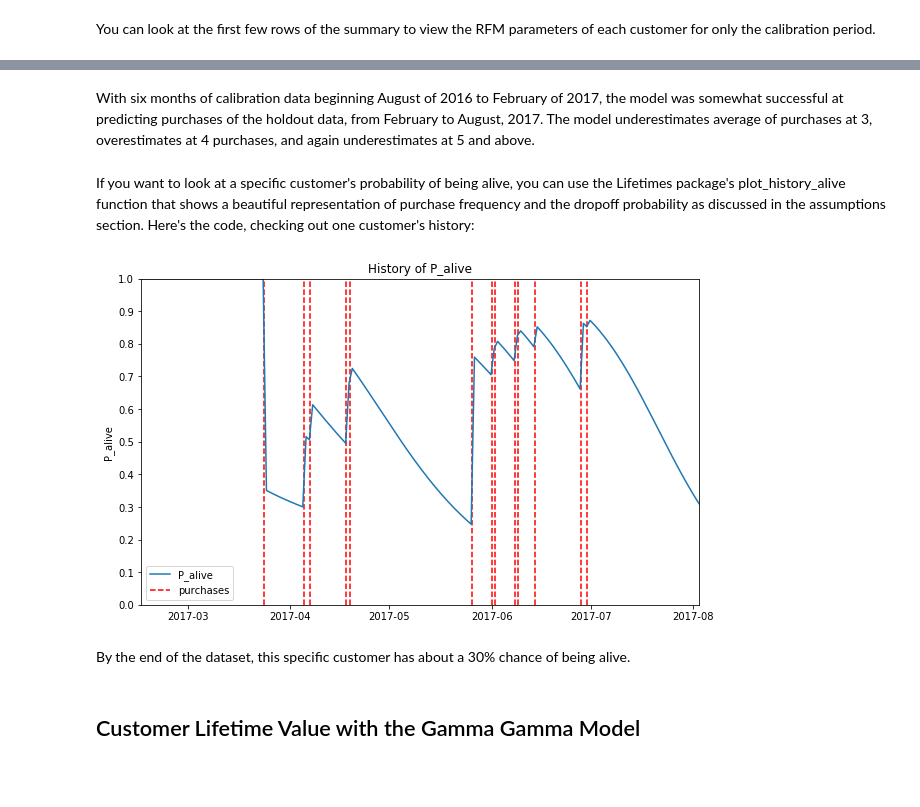
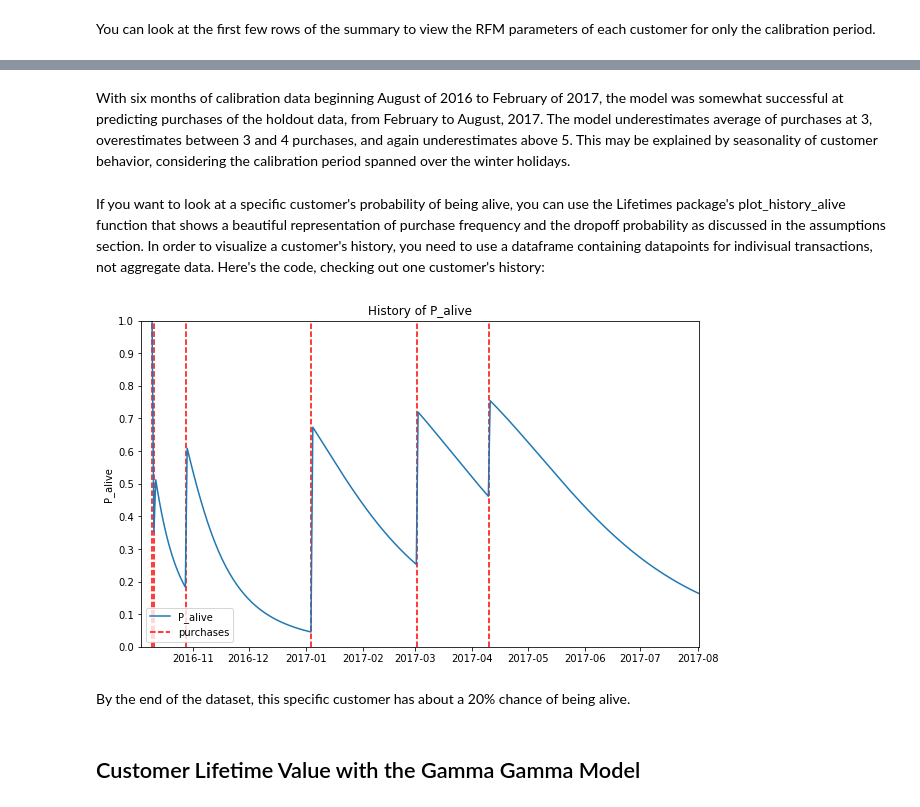
Before and after one commit to akelly66/Flatiron-School, a Jupyter notebook: Capstone-Project/CLV-attrition.ipynb, the cells around one changed output, grey strips where cells are left out. Saved outputs shown, nothing was run; the diff lists cells and outputs as text; code cells hidden in the pictures; blank space fills up the shorter version.

```diff
--- a/Capstone-Project/CLV-attrition.ipynb
+++ b/Capstone-Project/CLV-attrition.ipynb
@@ -660,8 +631,8 @@ purchases.groupby('RevenueCluster')['logRevenue'].describe()
 # %%
 # Adding cluster numbers to identify overall score per customer
 
-purchases['OverallScore'] = purchases['RecencyCluster'] + purchases['FrequencyCluster'] + purchases['RevenueCluster']
-purchases.groupby('OverallScore')['Recency','Frequency','logRevenue'].mean()
+rfm_df['OverallScore'] = rfm_df['RecencyCluster'] + rfm_df['FrequencyCluster'] + rfm_df['RevenueCluster']
+rfm_df.groupby('OverallScore')['Recency','Frequency','logRevenue'].mean()
 # %% [output]
 |  | Recency | Frequency | logRevenue |
 | OverallScore |  |  |  |
@@ -676,8 +650,8 @@ purchases.groupby('OverallScore')['Recency','Frequency','logRevenue'].mean()
 # %%
 # Naming and defining segments
-purchases['Segment'] = 0
-purchases.loc[purchases['OverallScore']>3,'Segment'] = 1
-purchases.loc[purchases['OverallScore']>6,'Segment'] = 2
+rfm_df['Segment'] = 0
+rfm_df.loc[rfm_df['OverallScore']>4,'Segment'] = 1
+rfm_df.loc[rfm_df['OverallScore']>6,'Segment'] = 2
 # %% [markdown]
 Again, depending on your business model, you may already have certain cutoffs for segments. Here, I've broken them down to three groups. Inactive, infrequent, low spenders are low value, mid value is higher than average revenue with average - more than average recency and average to more than average frequency, and high value customers fall into the upper eschelons of at least two features.
 # %%
@@ -922,8 +900,9 @@ If your dataset does not have features representing the three elements of RFM an
 
 Our segments and the predicted purchase power of the following models will vary slightly. However, segmentation will influence language of marketing assets, while CLV will influence advertising budgets.
 # %%
-# Using Lifetimes' built in preprocessing method on original dataset
-purchases = df.query('logRevenue > 0')
+# Using Lifetimes' built in preprocessing method on cleaned dataset on only purchase data
+df = pd.read_csv('purchase_df.csv')
+# purchases = df.query('logRevenue > 0')
 data = summary_data_from_transaction_data(purchases,
                                           'fullVisitorId',
                                           'visitStartTime',
@@ -1049,21 +1037,24 @@ plot_calibration_purchases_vs_holdout_purchases(bgf, summary_cal_holdout);
 # %% [markdown]
-With six months of calibration data beginning August of 2016 to February of 2017, the model was somewhat successful at predicting purchases of the holdout data, from February to August, 2017. The model underestimates average of purchases at 3, overestimates at 4 purchases, and again underestimates at 5 and above.
+With six months of calibration data beginning August of 2016 to February of 2017, the model was somewhat successful at predicting purchases of the holdout data, from February to August, 2017. The model underestimates average of purchases at 3, overestimates between 3 and 4 purchases, and again underestimates above 5. This may be explained by seasonality of customer behavior, considering the calibration period spanned over the winter holidays.
 # %% [markdown]
-If you want to look at a specific customer's probability of being alive, you can use the Lifetimes package's plot_history_alive function that shows a beautiful representation of purchase frequency and the dropoff probability as discussed in the assumptions section. Here's the code, checking out one customer's history:
+If you want to look at a specific customer's probability of being alive, you can use the Lifetimes package's plot_history_alive function that shows a beautiful representation of purchase frequency and the dropoff probability as discussed in the assumptions section. In order to visualize a customer's history, you need to use a dataframe containing datapoints for indivisual transactions, not aggregate data. Here's the code, checking out one customer's history:
 # %%
+# Importing dataframe with individual transaction data
+df = pd.read_csv('cleaned_df.csv')
+
 # Counting days between first purchase and end of dataset
-days_since_birth = purchases.loc[purchases['fullVisitorId']=='1957458976293878100'].visitStartTime.min()- purchases.visitStartTime.max()
+df.visitStartTime = pd.to_datetime(df.visitStartTime)
+days_since_birth = np.abs(df.loc[df['fullVisitorId']==6849604863010168468].visitStartTime.min()- df.visitStartTime.max()).days
 # %%
 from lifetimes.plotting import plot_history_alive
 
 fig = plt.figure(figsize=(10,6))
-days_since_birth = abs(days_since_birth.days)
-sp_trans = purchases.loc[purchases['fullVisitorId']=='1957458976293878100']
+sp_trans = df.loc[df['fullVisitorId']==6849604863010168468]
 plot_history_alive(bgf, days_since_birth, sp_trans, 'visitStartTime');
 # %% [output]
-[figure, old version]
+[figure, new version]
 # %% [markdown]
-By the end of the dataset, this specific customer has about a 30% chance of being alive.
+By the end of the dataset, this specific customer has about a 20% chance of being alive.
 # %% [markdown]
 ## Customer Lifetime Value with the Gamma Gamma Model
 # %% [markdown]
```
Also changed, not shown: parts of 69 cells of this notebook, 2 other files.
